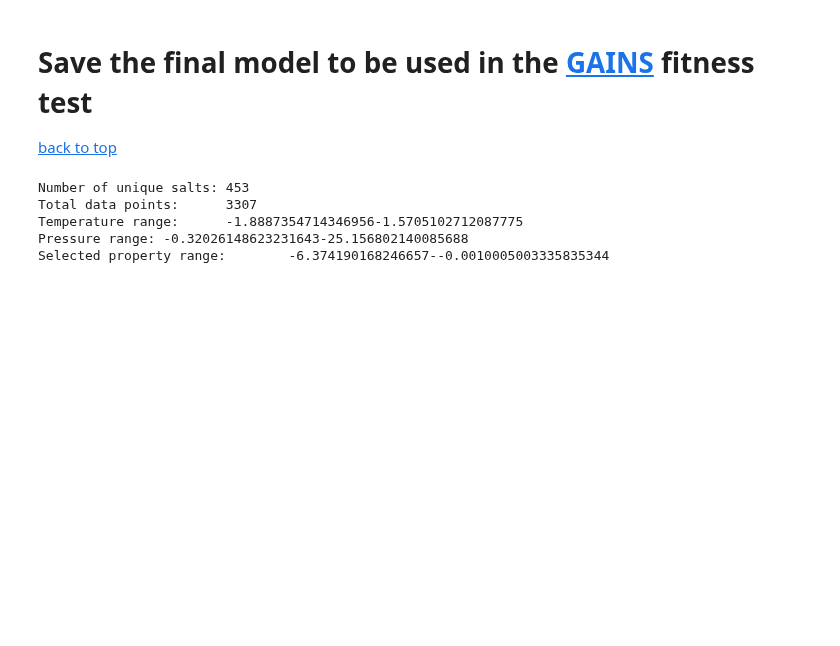
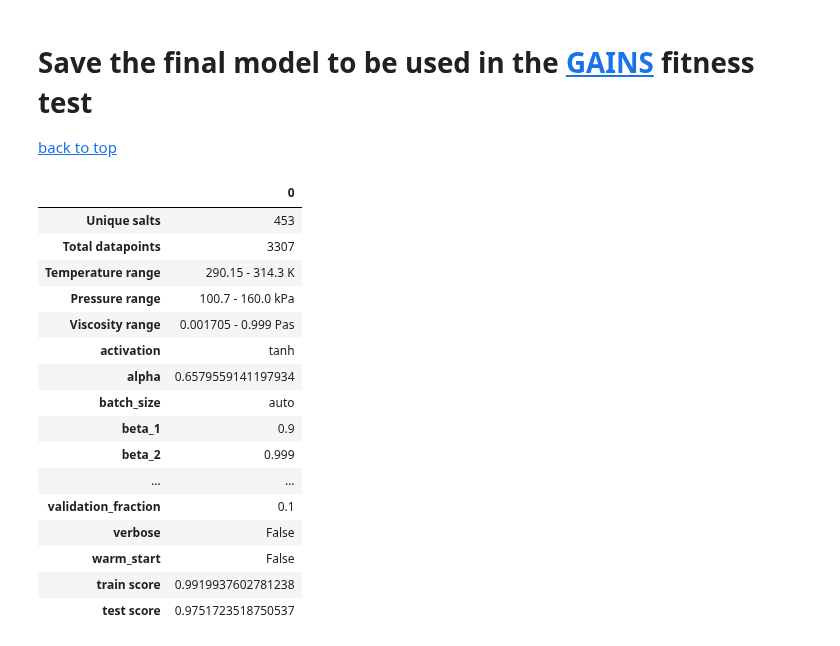
Before and after one commit to wesleybeckner/salty, a Jupyter notebook: scripts/salty_demo.ipynb, the cells around one changed output. Cells and saved outputs as stored; diff of their text form; code cells hidden in the pictures; blank space fills up the shorter version.

```diff
--- a/scripts/salty_demo.ipynb
+++ b/scripts/salty_demo.ipynb
@@ -466,24 +439,4 @@ with plt.style.context('seaborn-whitegrid'):
 # Save the final model to be used in the [GAINS](https://github.com/wesleybeckner/gains) fitness test
 
 [back to top](#top)
-# %%
-###Make any subselections of the data here
-down_select = df
-unique_salts = down_select["smiles-cation"] + down_select["smiles-anion"]
-
-
-print("{}\t{}".format("Number of unique salts:",len(unique_salts.unique())))
-print("{}\t{}".format("Total data points:",len(unique_salts)))
-print("{}\t{}{}{}".format("Temperature range:",down_select["Temperature, K"].min(),"-",
-                         down_select["Temperature, K"].max()))
-print("{}\t{}{}{}".format("Pressure range:",down_select["Pressure, kPa"].min(),"-",
-                         down_select["Pressure, kPa"].max()))
-print("{}\t{}{}{}".format("Selected property range:",down_select["Viscosity, Pa&#8226;s"].min(),"-",
-                         down_select["Viscosity, Pa&#8226;s"].max()))
-# %% [output]
-Number of unique salts: 453
-Total data points:      3307
-Temperature range:      -1.8887354714346956-1.5705102712087775
-Pressure range: -0.32026148623231643-25.156802140085688
-Selected property range:        -6.374190168246657--0.0010005003335835344
 # %%
@@ -496,0 +457,20 @@ pd.DataFrame.to_csv(coeffs, path_or_buf=\
+# %%
+pd.DataFrame.from_csv('../salty/data/viscosity_m1_summary.csv')
+# %% [output]
+|  | 0 |
+| Unique salts | 453 |
+| Total datapoints | 3307 |
+| Temperature range | 290.15 - 314.3 K |
+| Pressure range | 100.7 - 160.0 kPa |
+| Viscosity range | 0.001705 - 0.999 Pas |
+| activation | tanh |
+| alpha | 0.6579559141197934 |
+| batch_size | auto |
+| beta_1 | 0.9 |
+| beta_2 | 0.999 |
+| ... | ... |
+| validation_fraction | 0.1 |
+| verbose | False |
+| warm_start | False |
+| train score | 0.9919937602781238 |
+| test score | 0.9751723518750537 |
```
Also changed, not shown: parts of 9 cells of this notebook, 4 other files.
